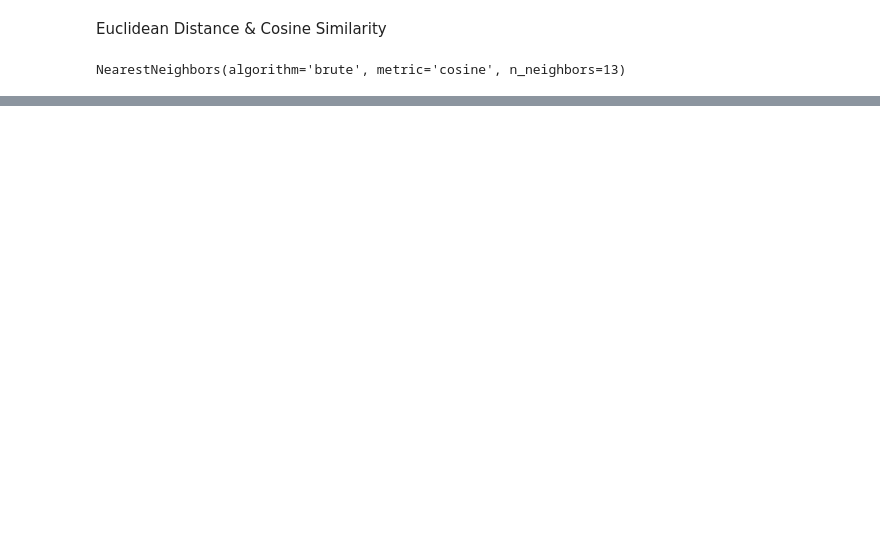
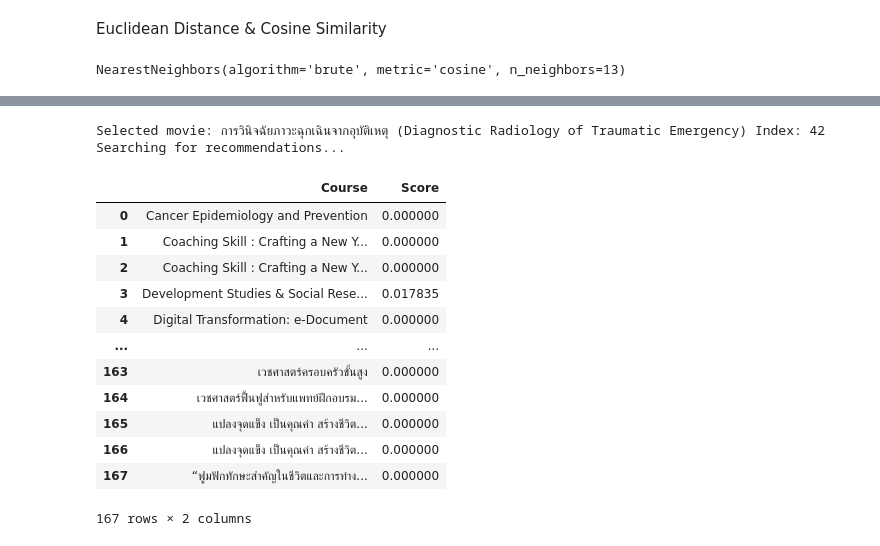
Before and after one commit to startg2545/recommendation-system, a Jupyter notebook: knn.ipynb, the cells around one changed output, grey strips where cells are left out. Cells and saved outputs as stored; diff of their text form; code cells hidden in the pictures; blank space fills up the shorter version.

```diff
--- a/knn.ipynb
+++ b/knn.ipynb
@@ -350,0 +356,36 @@ Searching for recommendations...
+# %%
+def recommender_knn_all_courses(course_name):
+    model_knn.fit(data_mtx)
+    idx = process.extractOne(course_name, courses)[2]
+    print('Selected movie:', courses[idx], 'Index:', idx)
+    print('Searching for recommendations...')
+    distances, indices = model_knn.kneighbors(data_mtx[idx], n_neighbors=len(courses))
+    recommendations = [courses[i].where(i!=idx) for i in indices]
+    recommended_courses = recommendations[0][1:]
+    scores = 1 - distances
+    course_distances = scores[0][1:]
+    d = {
+        'Course': recommended_courses,
+        'Score': course_distances
+    }
+    results = pd.DataFrame(data=d)
+    results = results.sort_index()
+    return results
+# %%
+recommender_knn_all_courses('การวินิจฉัยภาวะฉุกเฉินจากอุบัติเหตุ (Diagnostic Radiology of Traumatic Emergency)')
+# %% [output]
+Selected movie: การวินิจฉัยภาวะฉุกเฉินจากอุบัติเหตุ (Diagnostic Radiology of Traumatic Emergency) Index: 42
+Searching for recommendations...
+|  | Course | Score |
+| 0 | Cancer Epidemiology and Prevention | 0.000000 |
+| 1 | Coaching Skill : Crafting a New Y... | 0.000000 |
+| 2 | Coaching Skill : Crafting a New Y... | 0.000000 |
+| 3 | Development Studies & Social Rese... | 0.017835 |
+| 4 | Digital Transformation: e-Document | 0.000000 |
+| ... | ... | ... |
+| 163 | เวชศาสตร์ครอบครัวขั้นสูง | 0.000000 |
+| 164 | เวชศาสตร์ฟื้นฟูสำหรับแพทย์ฝึกอบรม... | 0.000000 |
+| 165 | แปลงจุดแข็ง เป็นคุณค่า สร้างชีวิต... | 0.000000 |
+| 166 | แปลงจุดแข็ง เป็นคุณค่า สร้างชีวิต... | 0.000000 |
+| 167 | “ฟูมฟักทักษะสำคัญในชีวิตและการทำง... | 0.000000 |
+167 rows × 2 columns
```
Also changed, not shown: parts of 10 cells of this notebook, 4 other files.
